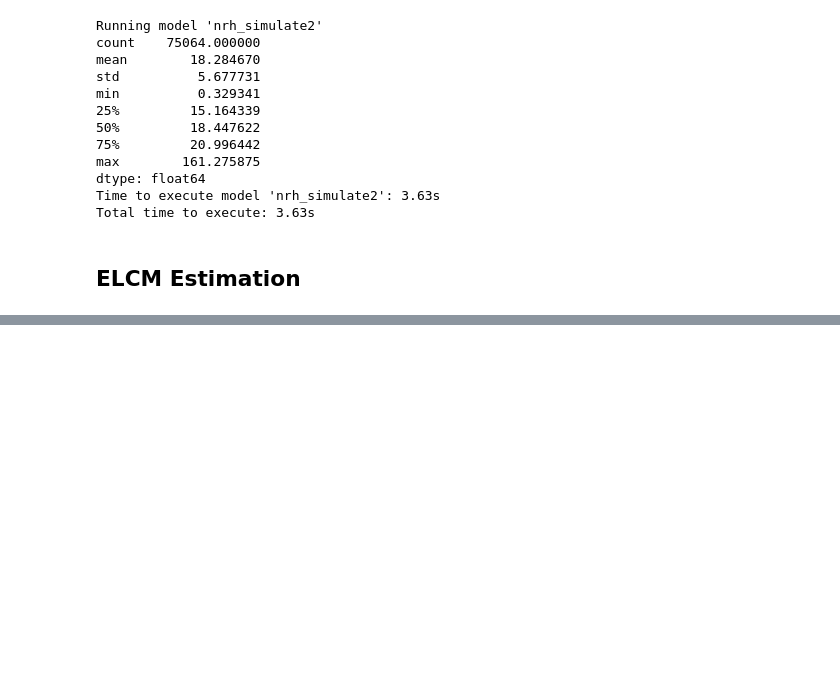
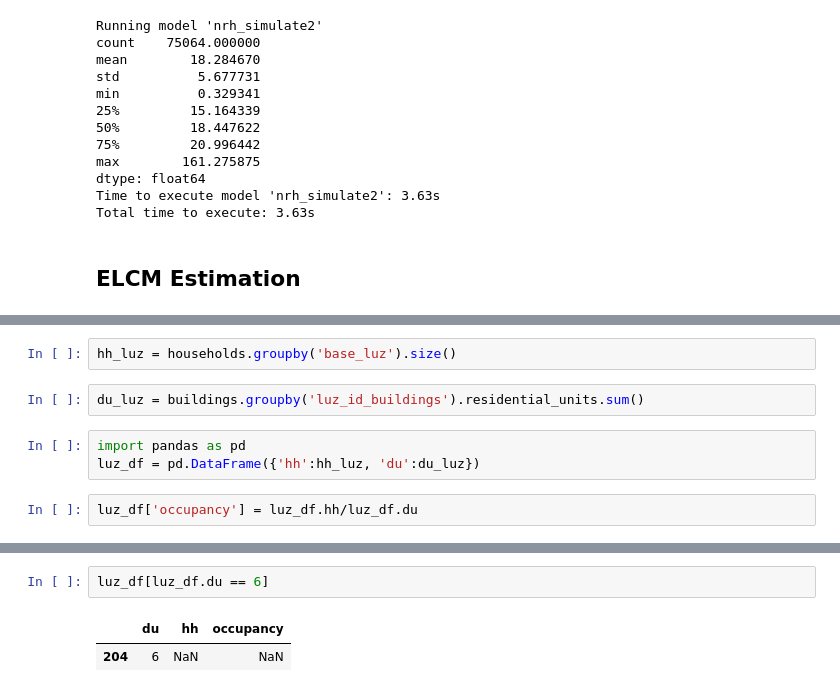
Before and after one commit to UDST/sandag_urbansim, a Jupyter notebook: notebooks/Estimation.ipynb, the cells around one changed output, grey strips where cells are left out. Drawn from its saved outputs; the diff is of its cells as text; blank space fills up the shorter version.

```diff
--- a/notebooks/Estimation.ipynb
+++ b/notebooks/Estimation.ipynb
@@ -149,0 +225,9 @@ Total time to execute: 31.86s
+# %%
+hh_luz = households.groupby('base_luz').size()
+# %%
+du_luz = buildings.groupby('luz_id_buildings').residential_units.sum()
+# %%
+import pandas as pd
+luz_df = pd.DataFrame({'hh':hh_luz, 'du':du_luz})
+# %%
+luz_df['occupancy'] = luz_df.hh/luz_df.du
@@ -149,0 +253,5 @@ Total time to execute: 31.86s
+# %%
+luz_df[luz_df.du == 6]
+# %% [output]
+|  | du | hh | occupancy |
+| 204 | 6 | NaN | NaN |
```
Also changed, not shown: parts of 23 cells of this notebook, 7 other files.
